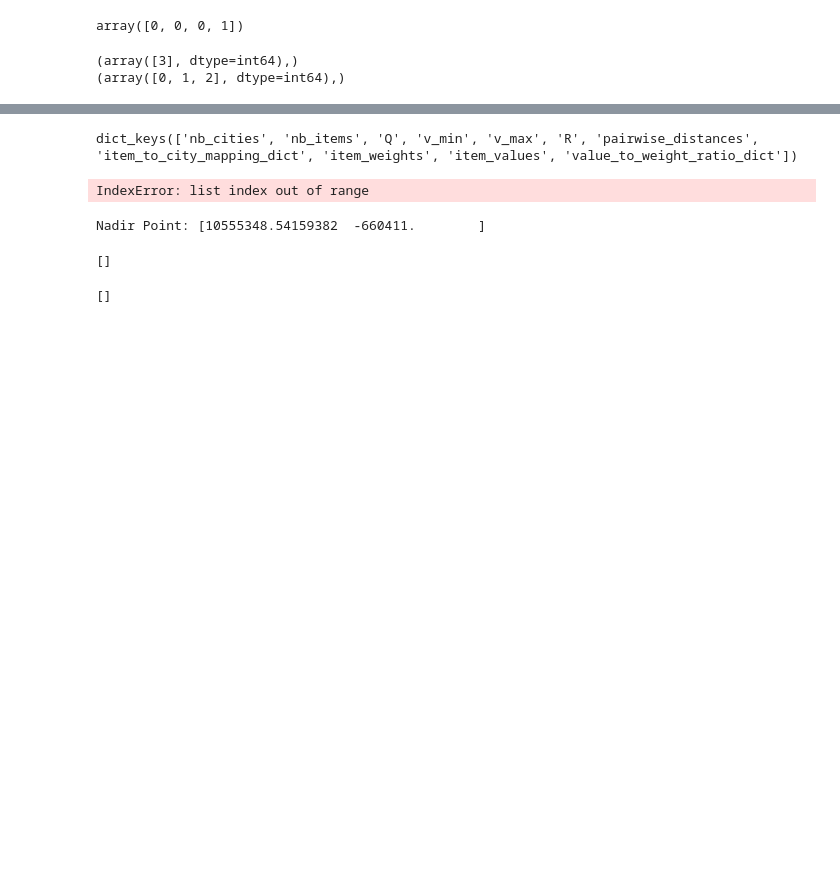
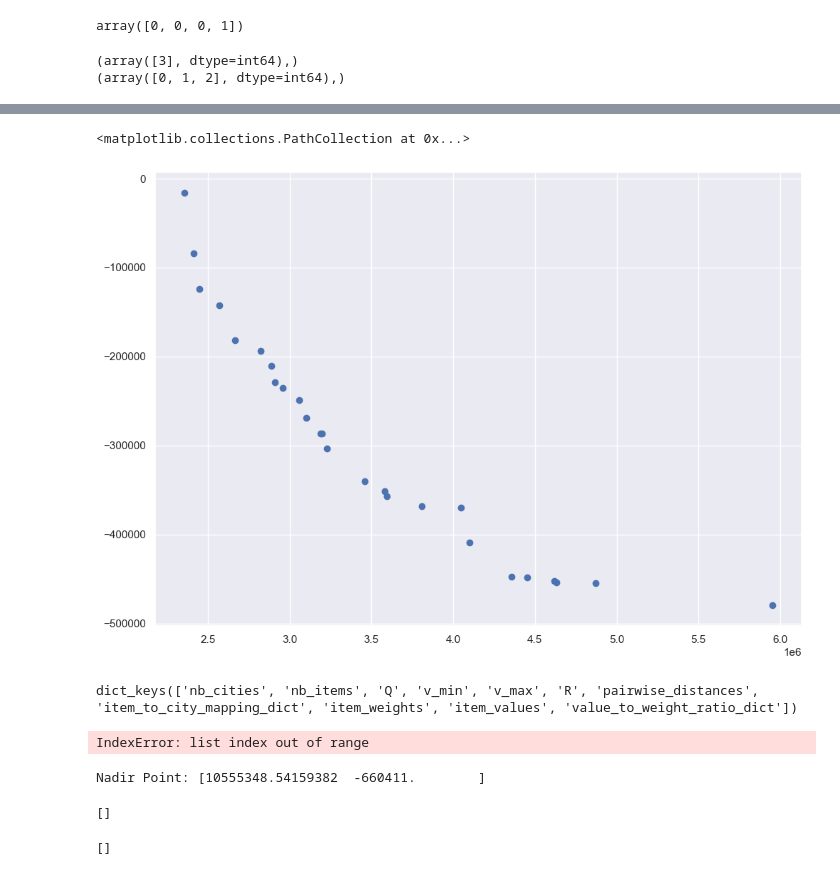
Before and after one commit to Coreopsis-cyber/Travelling-Thief-Problem, a Jupyter notebook: code/solution_representation_and_fitness.ipynb, the cells around one changed output, grey strips where cells are left out. Saved outputs shown, nothing was run; the diff lists cells and outputs as text; code cells hidden in the pictures; blank space fills up the shorter version.

```diff
--- a/code/solution_representation_and_fitness.ipynb
+++ b/code/solution_representation_and_fitness.ipynb
@@ -704,0 +730,3 @@ print(np.nonzero(ex_packing_plan == 0))
+# %%
+def replacement(population, pop_size):
+    return sorted(population, key=lambda x: (x.rank, -x.crowding_distance))[0:pop_size]
@@ -742,0 +800,34 @@ TTP_solver("../data/a280-n2790.txt", 1, 2, "pack_random", "random")
+# %%
+for i in range(20):
+    print(i)
+    children = []
+    for _ in range(25):
+        parent1 = tournament_selection(population)
+        parent2 = tournament_selection(population)
+        child1, child2 = packing_plan_crossover(parent1, parent2, "single_point")
+        child1, child2 = packing_plan_mutation(child1, child2, 0.1)
+        repair_packing_plan(child1, Q, item_weights)
+        repair_packing_plan(child2, Q, item_weights)
+        child1.tour = derive_tour_from_packing_plan(child1, item_to_city_mapping_dict, item_weights)
+        child2.tour = derive_tour_from_packing_plan(child2, item_to_city_mapping_dict, item_weights)
+
+        children.append(child1)
+        children.append(child2)
+
+    for child in children:
+        evaluate_candidate_solution_cost_pdist(
+            child,
+            pairwise_distances,
+            item_to_city_mapping_dict,
+            item_weights,
+            item_values,
+            vmax,
+            vmin,
+            Q,
+            R
+        )
+
+    population += children
+    get_ranks(population)
+    get_crowding_distance(population)
+    population = replacement(population, 50)
@@ -742,0 +855,2 @@ TTP_solver("../data/a280-n2790.txt", 1, 2, "pack_random", "random")
+# %%
+p = get_pareto_front(population)
@@ -743,3 +878,8 @@ TTP_solver("../data/a280-n2790.txt", 1, 2, "pack_random", "random")
+# %%
+plt.scatter([sol.tour_cost for sol in p], [-1 * sol.packing_plan_cost for sol in p])
+# %% [output]
+<matplotlib.collections.PathCollection at 0x...>
+[figure, added]
 # %%
 a280_n1395.keys()
 # %% [output]
```
Also changed, not shown: parts of 28 cells of this notebook, 1 other file.
